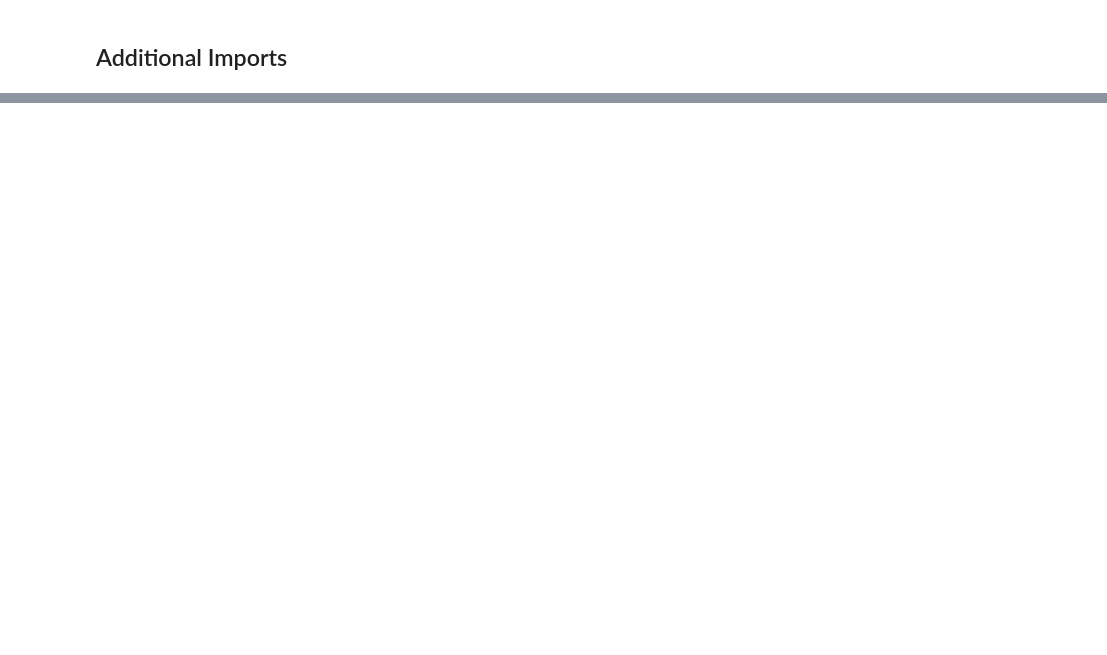
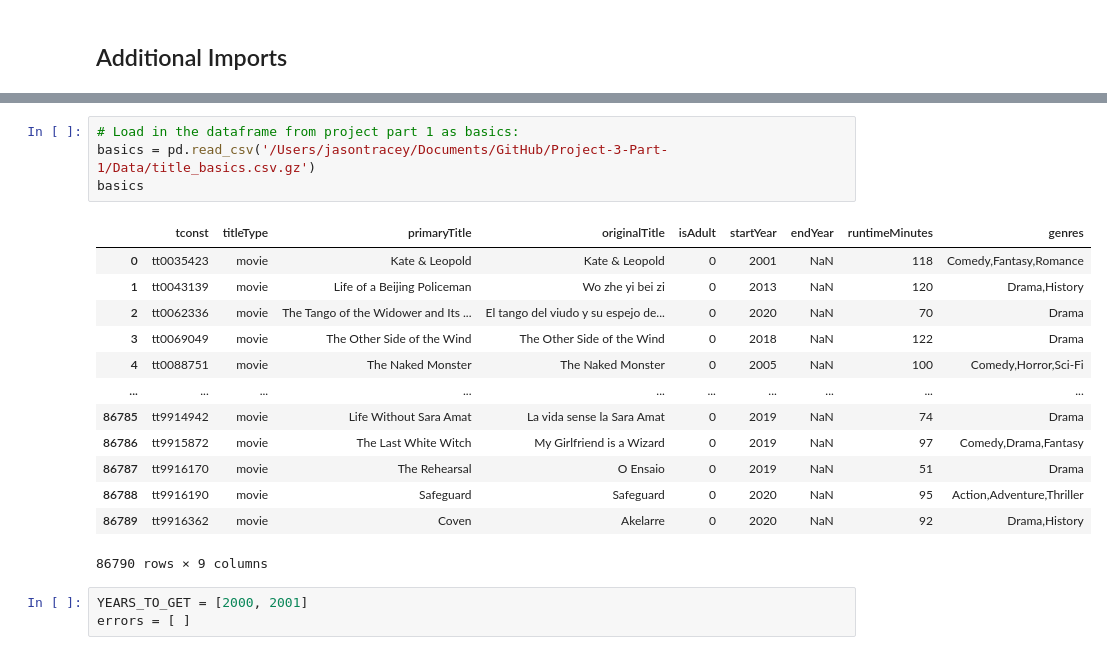
Before and after one commit to jaytrey777/Movie-Profitabiliy-Project, a Jupyter notebook: Project 3 - Part 2.ipynb, the cells around one changed output, grey strips where cells are left out. Drawn from its saved outputs; the diff is of its cells as text; blank space fills up the shorter version.

Commit message:
Update to part 2 of project
Added section to create files for 2000 and 2001 to store movie data as well as movie rating info.

```diff
--- a/Project 3 - Part 2.ipynb
+++ b/Project 3 - Part 2.ipynb
@@ -427,0 +595,21 @@ dict_keys(['Client ID', 'API Key'])
+# %%
+# Load in the dataframe from project part 1 as basics:
+basics = pd.read_csv('/Users/jasontracey/Documents/GitHub/Project-3-Part-1/Data/title_basics.csv.gz')
+basics
+# %% [output]
+|  | tconst | titleType | primaryTitle | originalTitle | isAdult | startYear | endYear | runtimeMinutes | genres |
+| 0 | tt0035423 | movie | Kate & Leopold | Kate & Leopold | 0 | 2001 | NaN | 118 | Comedy,Fantasy,Romance |
+| 1 | tt0043139 | movie | Life of a Beijing Policeman | Wo zhe yi bei zi | 0 | 2013 | NaN | 120 | Drama,History |
+| 2 | tt0062336 | movie | The Tango of the Widower and Its ... | El tango del viudo y su espejo de... | 0 | 2020 | NaN | 70 | Drama |
+| 3 | tt0069049 | movie | The Other Side of the Wind | The Other Side of the Wind | 0 | 2018 | NaN | 122 | Drama |
+| 4 | tt0088751 | movie | The Naked Monster | The Naked Monster | 0 | 2005 | NaN | 100 | Comedy,Horror,Sci-Fi |
+| ... | ... | ... | ... | ... | ... | ... | ... | ... | ... |
+| 86785 | tt9914942 | movie | Life Without Sara Amat | La vida sense la Sara Amat | 0 | 2019 | NaN | 74 | Drama |
+| 86786 | tt9915872 | movie | The Last White Witch | My Girlfriend is a Wizard | 0 | 2019 | NaN | 97 | Comedy,Drama,Fantasy |
+| 86787 | tt9916170 | movie | The Rehearsal | O Ensaio | 0 | 2019 | NaN | 51 | Drama |
+| 86788 | tt9916190 | movie | Safeguard | Safeguard | 0 | 2020 | NaN | 95 | Action,Adventure,Thriller |
+| 86789 | tt9916362 | movie | Coven | Akelarre | 0 | 2020 | NaN | 92 | Drama,History |
+86790 rows × 9 columns
+# %%
+YEARS_TO_GET = [2000, 2001]
+errors = [ ]
```
Also changed, not shown: parts of 36 cells of this notebook, 8 other files.
